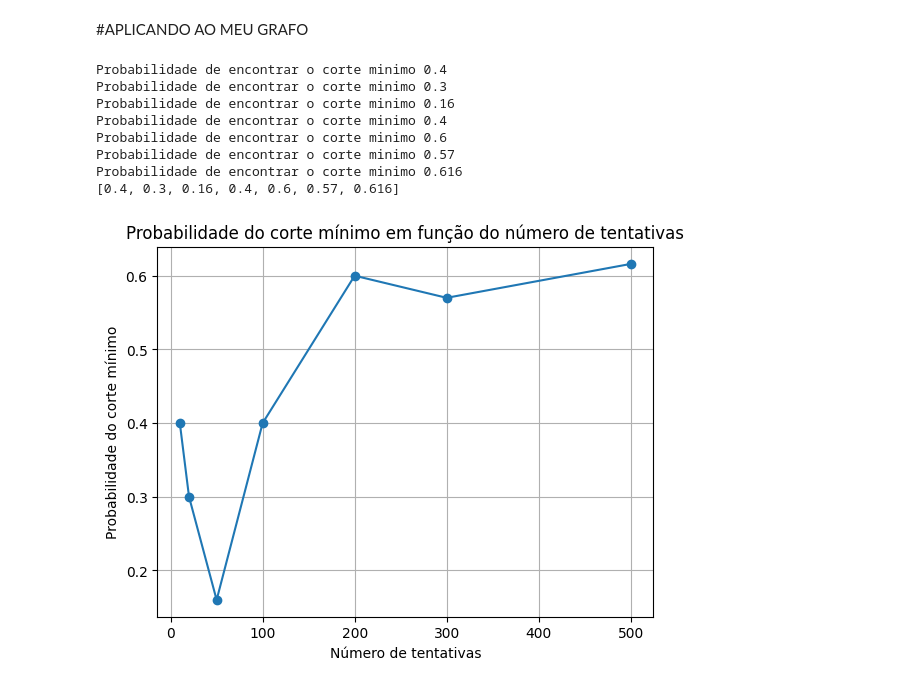
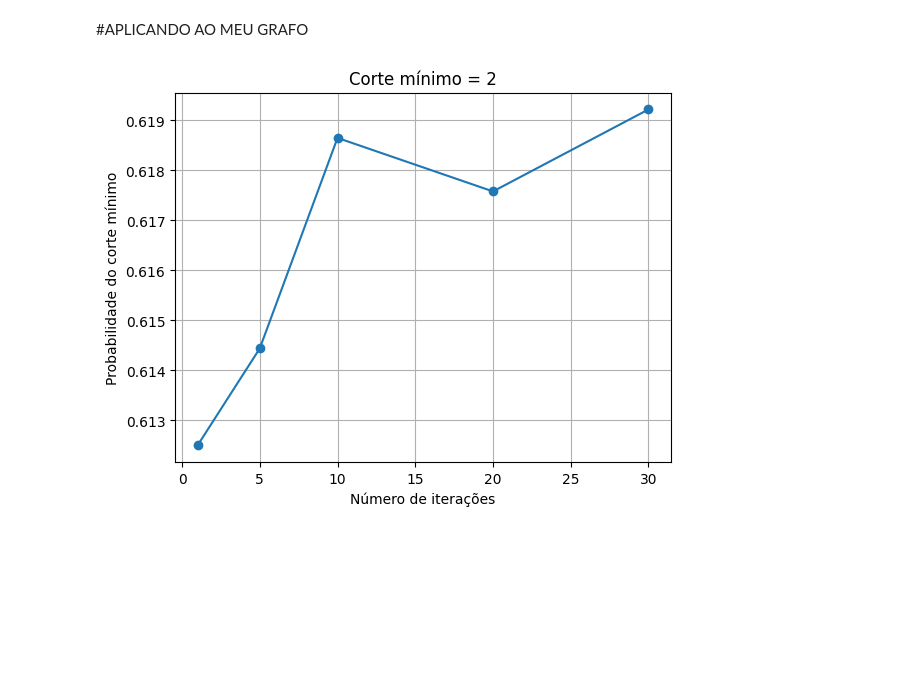
Before and after one commit to mariaeco/graph_algorithms, a Jupyter notebook: karger_example_net.ipynb, the cells around one changed output. Cells and saved outputs as stored; diff of their text form; code cells hidden in the pictures; blank space fills up the shorter version.

```diff
--- a/karger_example_net.ipynb
+++ b/karger_example_net.ipynb
@@ -138,29 +128,25 @@ arestas = graph.Edges()
 # %%
 # Create a graph
 g = Karger(graph.nvertex, arestas);
-# Set seed for random number generation
-random.seed()
-# Find the minimum cut
-probabilidade = []
-count = [10, 20, 50, 100, 200, 300, 500]
-for n in count:
-    probabilidade.append(g.kargerMinCut(n));
+nexec = 10000
+niteraction = [1,5,10,20,30]
+cortes = []
+for i in range(nexec):
+    cortes.append(g.kargerMinCut(niteraction));
 
-print(probabilidade)
+cminimo = min(min(corte) for corte in cortes)[0]
 
-plt.plot(count, probabilidade, marker='o')
-plt.xlabel('Número de tentativas')
+nmin = [0]*len(niteraction)
+for j in range(len(niteraction)):
+    for i in range(nexec):
+       nmin[j] += (cortes[i][j].count(cminimo))/(nexec*niteraction[j])
+
+
+plt.plot(niteraction, nmin, marker='o')
+plt.xlabel('Número de iterações')
 plt.ylabel('Probabilidade do corte mínimo')
-plt.title('Probabilidade do corte mínimo em função do número de tentativas')
+plt.title(f'Corte mínimo = {cminimo}')
 plt.grid(True)
 plt.show()
 # %% [output]
-Probabilidade de encontrar o corte minimo 0.4
-Probabilidade de encontrar o corte minimo 0.3
-Probabilidade de encontrar o corte minimo 0.16
-Probabilidade de encontrar o corte minimo 0.4
-Probabilidade de encontrar o corte minimo 0.6
-Probabilidade de encontrar o corte minimo 0.57
-Probabilidade de encontrar o corte minimo 0.616
-[0.4, 0.3, 0.16, 0.4, 0.6, 0.57, 0.616]
-[figure, old version]
+[figure, new version]
```
Also changed, not shown: parts of 1 cell of this notebook.
